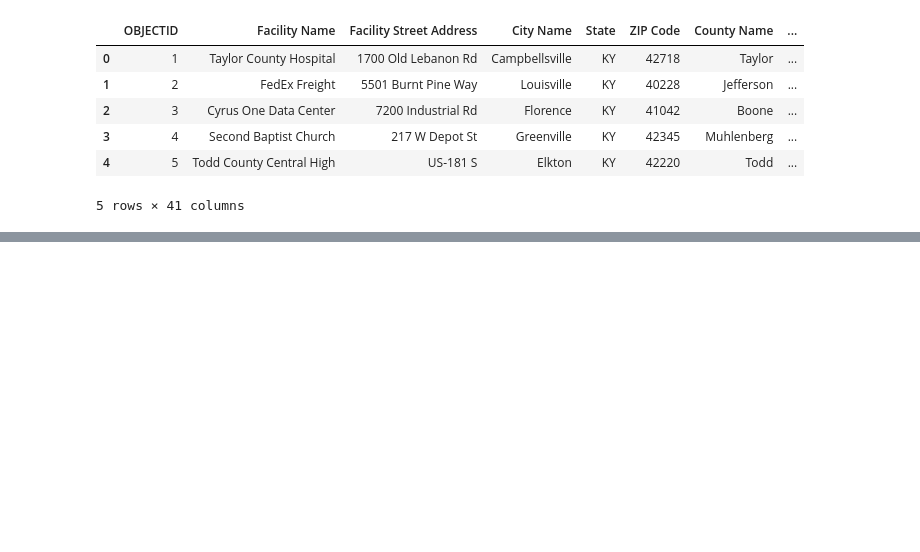
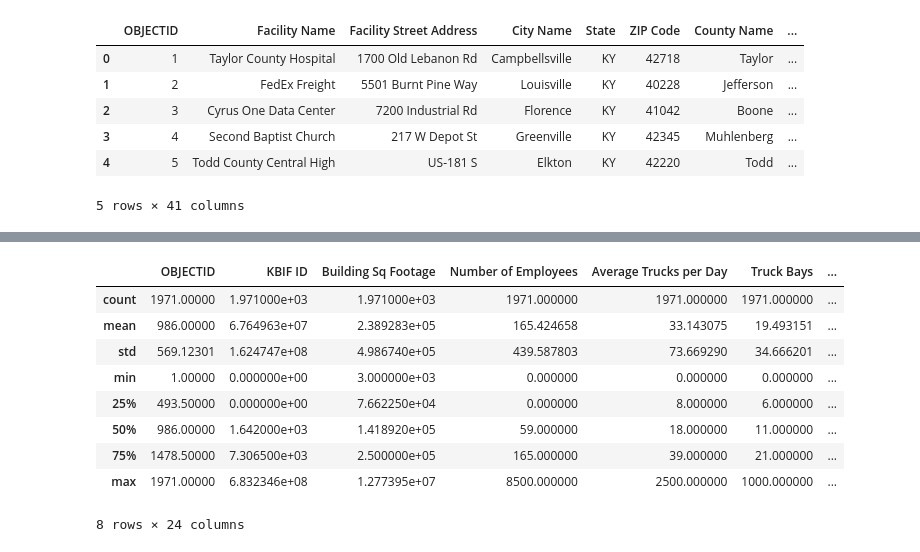
Before and after one commit to Mikes-Design/ky_traffic_analytics, a Jupyter notebook: worked_data/work.ipynb, the cells around one changed output, grey strips where cells are left out. Saved outputs shown, nothing was run; the diff lists cells and outputs as text; code cells hidden in the pictures; blank space fills up the shorter version.

```diff
--- a/worked_data/work.ipynb
+++ b/worked_data/work.ipynb
@@ -33,0 +76,14 @@ traffic_df.head()
+# %%
+#show the summary statistics of the DataFrame
+freight_df.describe()
+# %% [output]
+|  | OBJECTID | KBIF ID | Building Sq Footage | Number of Employees | Average Trucks per Day | Truck Bays | ... |
+| count | 1971.00000 | 1.971000e+03 | 1.971000e+03 | 1971.000000 | 1971.000000 | 1971.000000 | ... |
+| mean | 986.00000 | 6.764963e+07 | 2.389283e+05 | 165.424658 | 33.143075 | 19.493151 | ... |
+| std | 569.12301 | 1.624747e+08 | 4.986740e+05 | 439.587803 | 73.669290 | 34.666201 | ... |
+| min | 1.00000 | 0.000000e+00 | 3.000000e+03 | 0.000000 | 0.000000 | 0.000000 | ... |
+| 25% | 493.50000 | 0.000000e+00 | 7.662250e+04 | 0.000000 | 8.000000 | 6.000000 | ... |
+| 50% | 986.00000 | 1.642000e+03 | 1.418920e+05 | 59.000000 | 18.000000 | 11.000000 | ... |
+| 75% | 1478.50000 | 7.306500e+03 | 2.500000e+05 | 165.000000 | 39.000000 | 21.000000 | ... |
+| max | 1971.00000 | 6.832346e+08 | 1.277395e+07 | 8500.000000 | 2500.000000 | 1000.000000 | ... |
+8 rows × 24 columns
```
Also changed, not shown: parts of 8 cells of this notebook.
